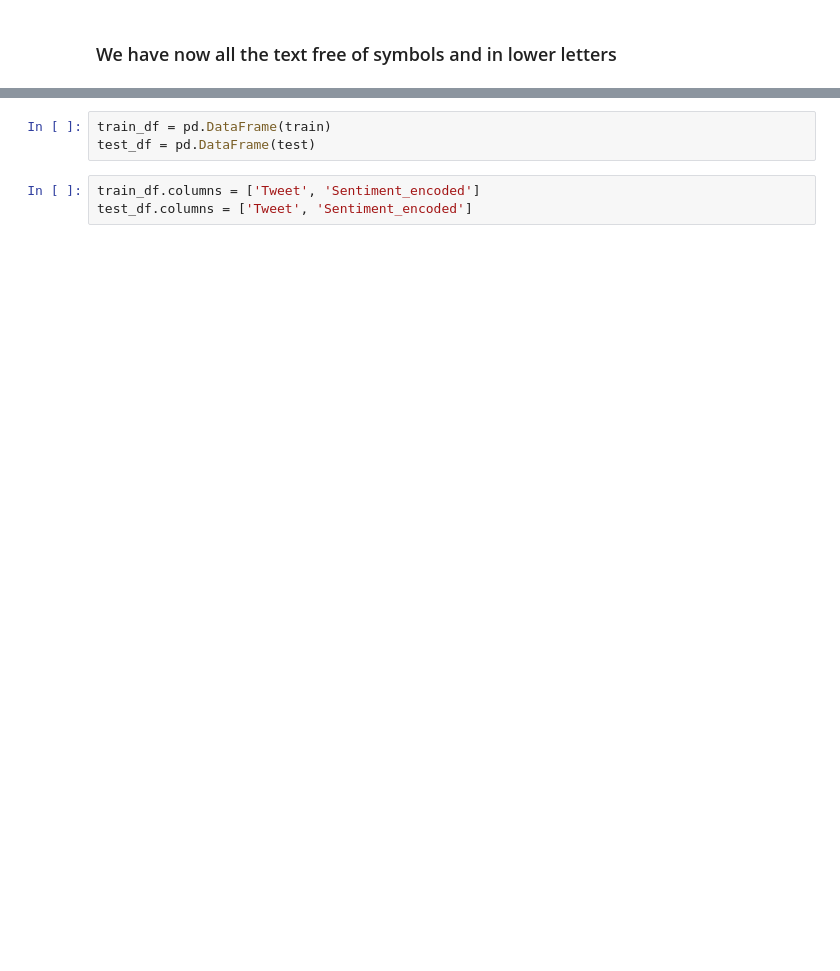
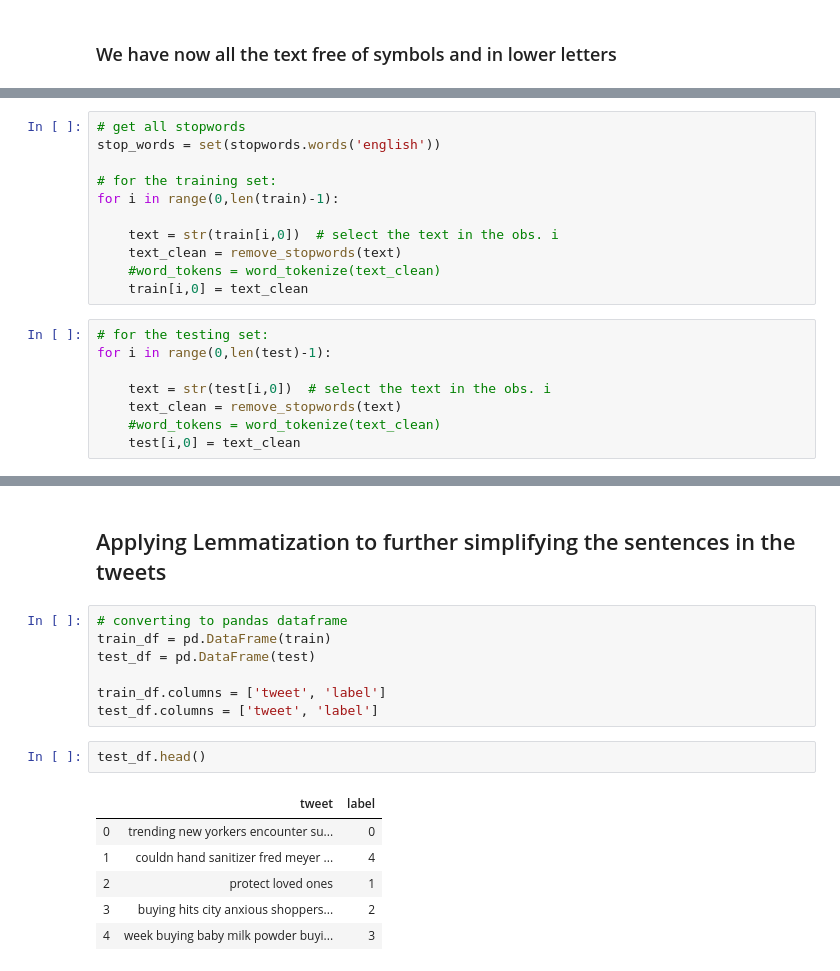
Before and after one commit to Joseantonio-96/Sentiment_Analysis, a Jupyter notebook: Code/PrePros_1.ipynb, the cells around one changed output, grey strips where cells are left out. Cells and saved outputs as stored; diff of their text form; blank space fills up the shorter version.

```diff
--- a/Code/PrePros_1.ipynb
+++ b/Code/PrePros_1.ipynb
@@ -282,0 +292,19 @@
+# %%
+# get all stopwords
+stop_words = set(stopwords.words('english'))
+
+# for the training set:
+for i in range(0,len(train)-1):
+
+    text = str(train[i,0])  # select the text in the obs. i
+    text_clean = remove_stopwords(text)
+    #word_tokens = word_tokenize(text_clean)
+    train[i,0] = text_clean
+# %%
+# for the testing set:
+for i in range(0,len(test)-1):
+
+    text = str(test[i,0])  # select the text in the obs. i
+    text_clean = remove_stopwords(text)
+    #word_tokens = word_tokenize(text_clean)
+    test[i,0] = text_clean
@@ -283,6 +318,18 @@
+# %% [markdown]
+## Applying Lemmatization to further simplifying the sentences in the tweets
 # %%
+# converting to pandas dataframe
 train_df = pd.DataFrame(train)
 test_df = pd.DataFrame(test)
+
+train_df.columns = ['tweet', 'label']
+test_df.columns = ['tweet', 'label']
-# %%
-train_df.columns = ['Tweet', 'Sentiment_encoded']
-test_df.columns = ['Tweet', 'Sentiment_encoded']
+# %%
+test_df.head()
+# %% [output]
+|  | tweet | label |
+| 0 | trending new yorkers encounter su... | 0 |
+| 1 | couldn hand sanitizer fred meyer ... | 4 |
+| 2 | protect loved ones | 1 |
+| 3 | buying hits city anxious shoppers... | 2 |
+| 4 | week buying baby milk powder buyi... | 3 |
```
Also changed, not shown: parts of 26 cells of this notebook, 13 other files.
